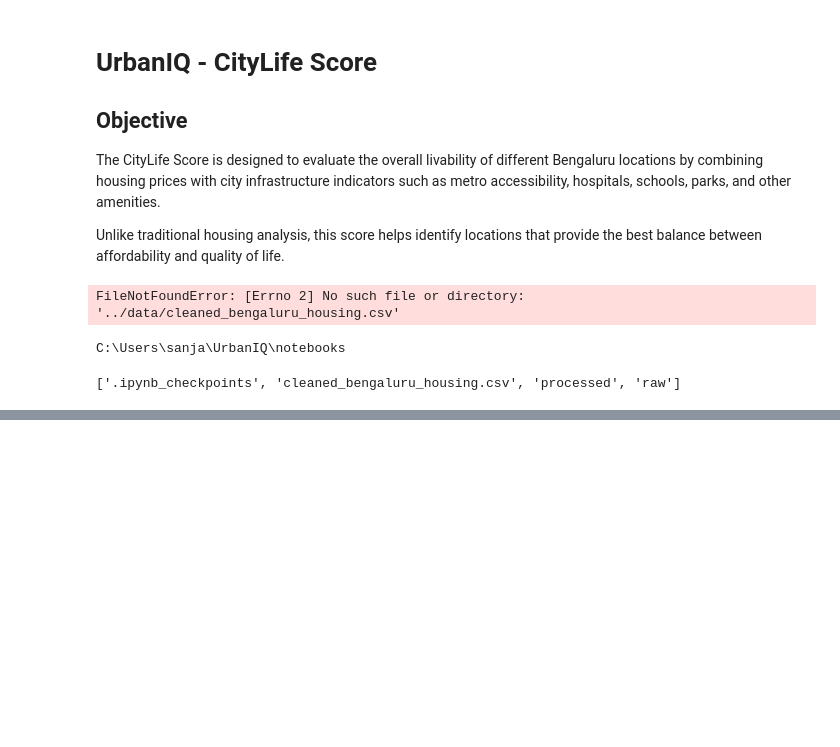
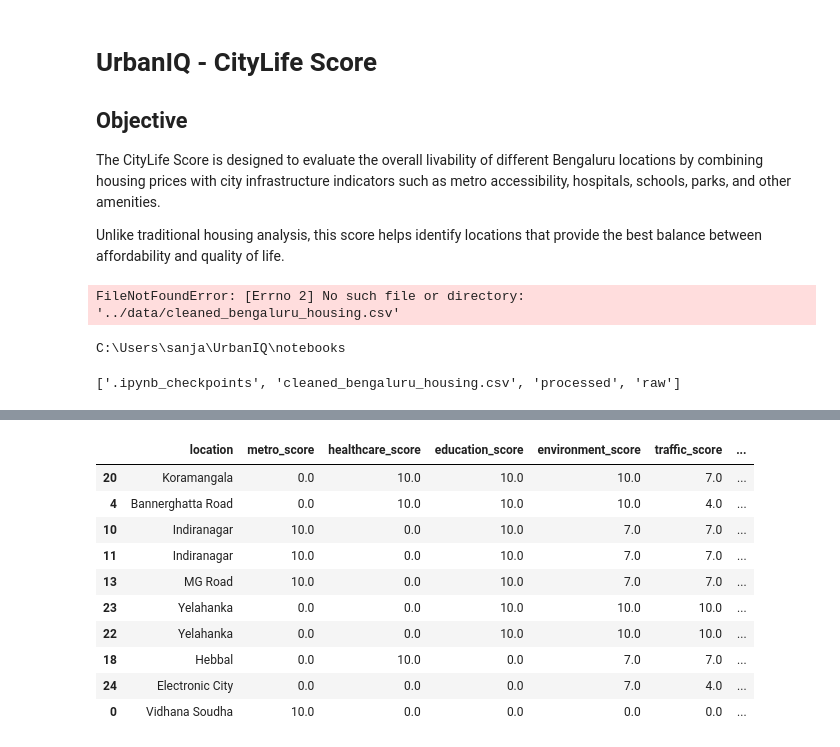
Before and after one commit to sanjureddy17/UrbanIQ, a Jupyter notebook: notebooks/03_CityLife_Score.ipynb, the cells around one changed output, grey strips where cells are left out. Drawn from its saved outputs; the diff is of its cells as text; code cells hidden in the pictures; blank space fills up the shorter version.

```diff
--- a/notebooks/03_CityLife_Score.ipynb
+++ b/notebooks/03_CityLife_Score.ipynb
@@ -32,0 +489,6 @@ print(os.listdir("../data"))
+# %%
+# Load traffic dataset
+
+traffic_df = pd.read_csv("../data/raw/traffic/bengaluru_traffic.csv")
+
+traffic_df.head()
@@ -32,0 +643,10 @@ print(os.listdir("../data"))
+# %%
+# Merge Traffic Score
+
+city_df = city_df.merge(
+    traffic_df[["location", "traffic_score"]],
+    on="location",
+    how="left"
+)
+
+city_df.head()
@@ -32,0 +676,6 @@ print(os.listdir("../data"))
+# %%
+# Fill missing scores
+
+city_df = city_df.fillna(0)
+
+city_df.head()
@@ -32,0 +689,14 @@ print(os.listdir("../data"))
+# %%
+# Calculate final CityLife Score
+
+score_columns = [
+    "metro_score",
+    "healthcare_score",
+    "education_score",
+    "environment_score",
+    "traffic_score"
+]
+
+city_df["citylife_score"] = city_df[score_columns].mean(axis=1)
+
+city_df.head()
@@ -32,0 +710,21 @@ print(os.listdir("../data"))
+# %%
+# Rank locations
+
+city_df = city_df.sort_values(
+    by="citylife_score",
+    ascending=False
+)
+
+city_df.head(10)
+# %% [output]
+|  | location | metro_score | healthcare_score | education_score | environment_score | traffic_score | ... |
+| 20 | Koramangala | 0.0 | 10.0 | 10.0 | 10.0 | 7.0 | ... |
+| 4 | Bannerghatta Road | 0.0 | 10.0 | 10.0 | 10.0 | 4.0 | ... |
+| 10 | Indiranagar | 10.0 | 0.0 | 10.0 | 7.0 | 7.0 | ... |
+| 11 | Indiranagar | 10.0 | 0.0 | 10.0 | 7.0 | 7.0 | ... |
+| 13 | MG Road | 10.0 | 0.0 | 10.0 | 7.0 | 7.0 | ... |
+| 23 | Yelahanka | 0.0 | 0.0 | 10.0 | 10.0 | 10.0 | ... |
+| 22 | Yelahanka | 0.0 | 0.0 | 10.0 | 10.0 | 10.0 | ... |
+| 18 | Hebbal | 0.0 | 10.0 | 0.0 | 7.0 | 7.0 | ... |
+| 24 | Electronic City | 0.0 | 0.0 | 0.0 | 7.0 | 4.0 | ... |
+| 0 | Vidhana Soudha | 10.0 | 0.0 | 0.0 | 0.0 | 0.0 | ... |
```
Also changed, not shown: parts of 51 cells of this notebook, 7 other files.
